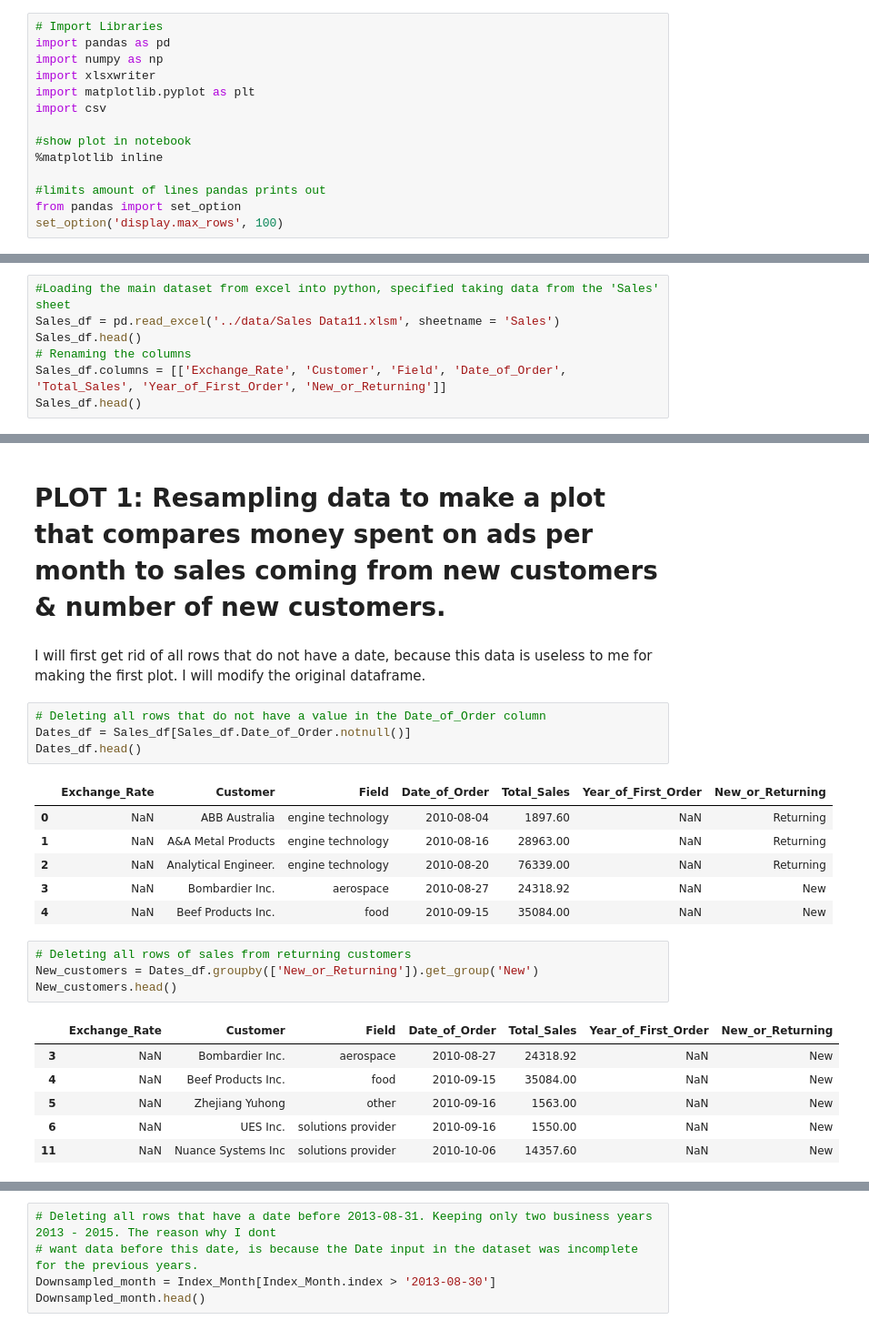
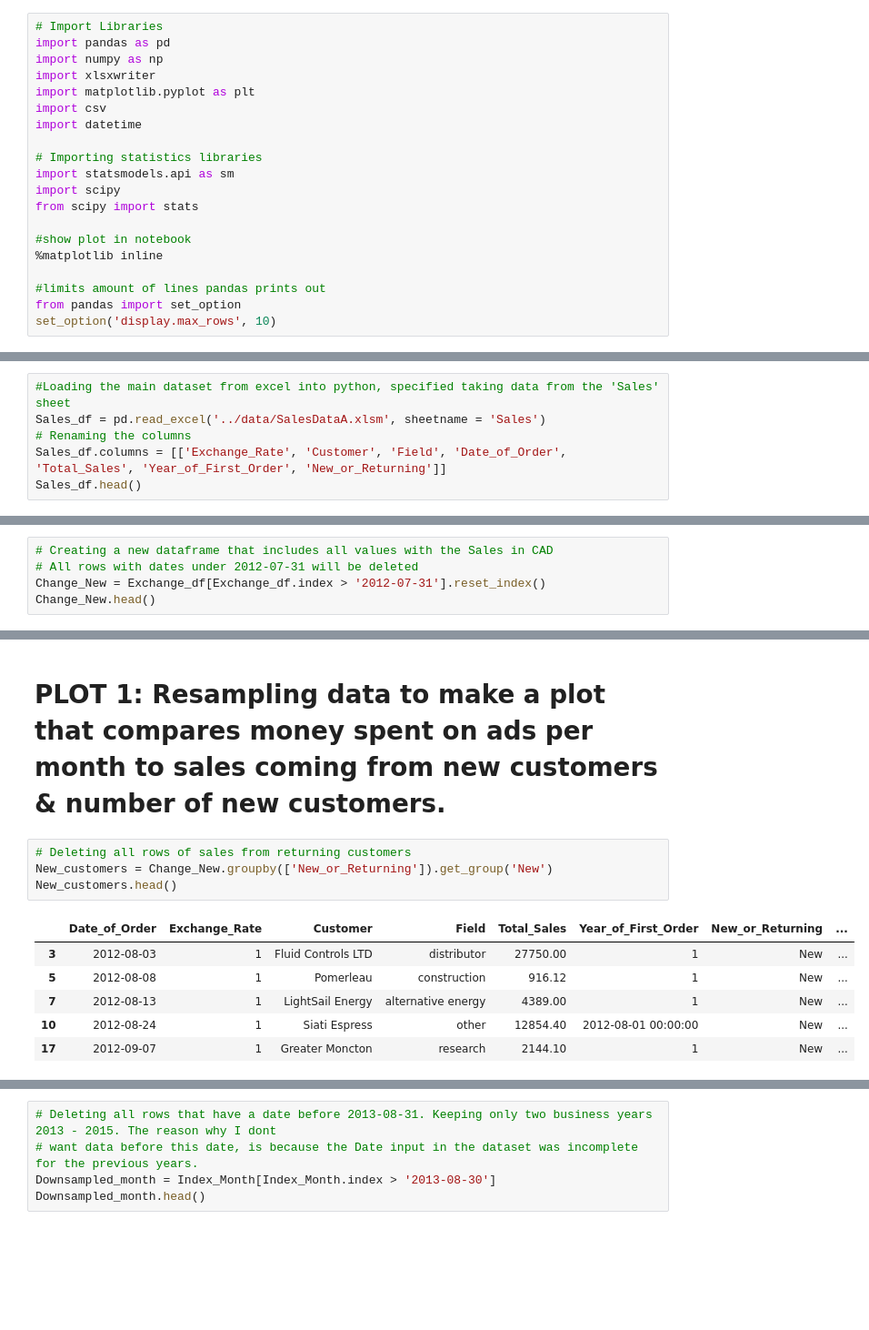
Before and after one commit to chamanbharti/Final_Project_on_Marketing, a Jupyter notebook: Final Project on Marketing/src/Project on Marketing.ipynb, the cells around one changed output, grey strips where cells are left out. Shown at 91% size. Cells and saved outputs as stored; diff of their text form; blank space fills up the shorter version.

```diff
--- a/Final Project on Marketing/src/Project on Marketing.ipynb
+++ b/Final Project on Marketing/src/Project on Marketing.ipynb
@@ -5,19 +5,24 @@ import numpy as np
 import xlsxwriter
 import matplotlib.pyplot as plt
 import csv
+import datetime
+
+# Importing statistics libraries
+import statsmodels.api as sm
+import scipy
+from scipy import stats
 
 #show plot in notebook
 %matplotlib inline
 
 #limits amount of lines pandas prints out
 from pandas import set_option
-set_option('display.max_rows', 100)
+set_option('display.max_rows', 10)
 # %% [markdown]
 # Importing and Cleaning Data
 # %%
 #Loading the main dataset from excel into python, specified taking data from the 'Sales' sheet
-Sales_df = pd.read_excel('../data/Sales Data11.xlsm', sheetname = 'Sales')
-Sales_df.head()
+Sales_df = pd.read_excel('../data/SalesDataA.xlsm', sheetname = 'Sales')
 # Renaming the columns
 Sales_df.columns = [['Exchange_Rate', 'Customer', 'Field', 'Date_of_Order', 'Total_Sales', 'Year_of_First_Order', 'New_or_Returning']]
 Sales_df.head()
@@ -56,2 +50,7 @@ Change_New.head()
 # %% [markdown]
 The reason why the empty exchange rate values are replaced with 1 is because for these dates the exchange rate between Canadian and US dollars was basically 1, so the person entering the data did not bother writing in a value.
+# %%
+# Creating a new dataframe that includes all values with the Sales in CAD
+# All rows with dates under 2012-07-31 will be deleted
+Change_New = Exchange_df[Exchange_df.index > '2012-07-31'].reset_index()
+Change_New.head()
@@ -58,29 +66,16 @@ The reason why the empty exchange rate values are replaced with 1 is because for
 # %% [markdown]
 # PLOT 1: Resampling data to make a plot that compares money spent on ads per month to sales coming from new customers & number of new customers.
-# %% [markdown]
-I will first get rid of all rows that do not have a date, because this data is useless to me for making the first plot. I will modify the original dataframe.
-# %%
-# Deleting all rows that do not have a value in the Date_of_Order column
-Dates_df = Sales_df[Sales_df.Date_of_Order.notnull()]
-Dates_df.head()
-# %% [output]
-|  | Exchange_Rate | Customer | Field | Date_of_Order | Total_Sales | Year_of_First_Order | New_or_Returning |
-| 0 | NaN | ABB Australia | engine technology | 2010-08-04 | 1897.60 | NaN | Returning |
-| 1 | NaN | A&A Metal Products | engine technology | 2010-08-16 | 28963.00 | NaN | Returning |
-| 2 | NaN | Analytical Engineer. | engine technology | 2010-08-20 | 76339.00 | NaN | Returning |
-| 3 | NaN | Bombardier Inc. | aerospace | 2010-08-27 | 24318.92 | NaN | New |
-| 4 | NaN | Beef Products Inc. | food | 2010-09-15 | 35084.00 | NaN | New |
 # %%
 # Deleting all rows of sales from returning customers
-New_customers = Dates_df.groupby(['New_or_Returning']).get_group('New')
+New_customers = Change_New.groupby(['New_or_Returning']).get_group('New')
 New_customers.head()
 # %% [output]
-|  | Exchange_Rate | Customer | Field | Date_of_Order | Total_Sales | Year_of_First_Order | New_or_Returning |
-| 3 | NaN | Bombardier Inc. | aerospace | 2010-08-27 | 24318.92 | NaN | New |
-| 4 | NaN | Beef Products Inc. | food | 2010-09-15 | 35084.00 | NaN | New |
-| 5 | NaN | Zhejiang Yuhong | other | 2010-09-16 | 1563.00 | NaN | New |
-| 6 | NaN | UES Inc. | solutions provider | 2010-09-16 | 1550.00 | NaN | New |
-| 11 | NaN | Nuance Systems Inc | solutions provider | 2010-10-06 | 14357.60 | NaN | New |
+|  | Date_of_Order | Exchange_Rate | Customer | Field | Total_Sales | Year_of_First_Order | New_or_Returning | ... |
+| 3 | 2012-08-03 | 1 | Fluid Controls LTD | distributor | 27750.00 | 1 | New | ... |
+| 5 | 2012-08-08 | 1 | Pomerleau | construction | 916.12 | 1 | New | ... |
+| 7 | 2012-08-13 | 1 | LightSail Energy | alternative energy | 4389.00 | 1 | New | ... |
+| 10 | 2012-08-24 | 1 | Siati Espress | other | 12854.40 | 2012-08-01 00:00:00 | New | ... |
+| 17 | 2012-09-07 | 1 | Greater Moncton | research | 2144.10 | 1 | New | ... |
 # %%
 # Grabbing 3 columns from the dataset and setting the index to Date of order.
 Resampled_ind = New_customers[['Date_of_Order', 'Total_Sales', 'New_or_Returning']].set_index('Date_of_Order')
```
Also changed, not shown: parts of 49 cells of this notebook.
